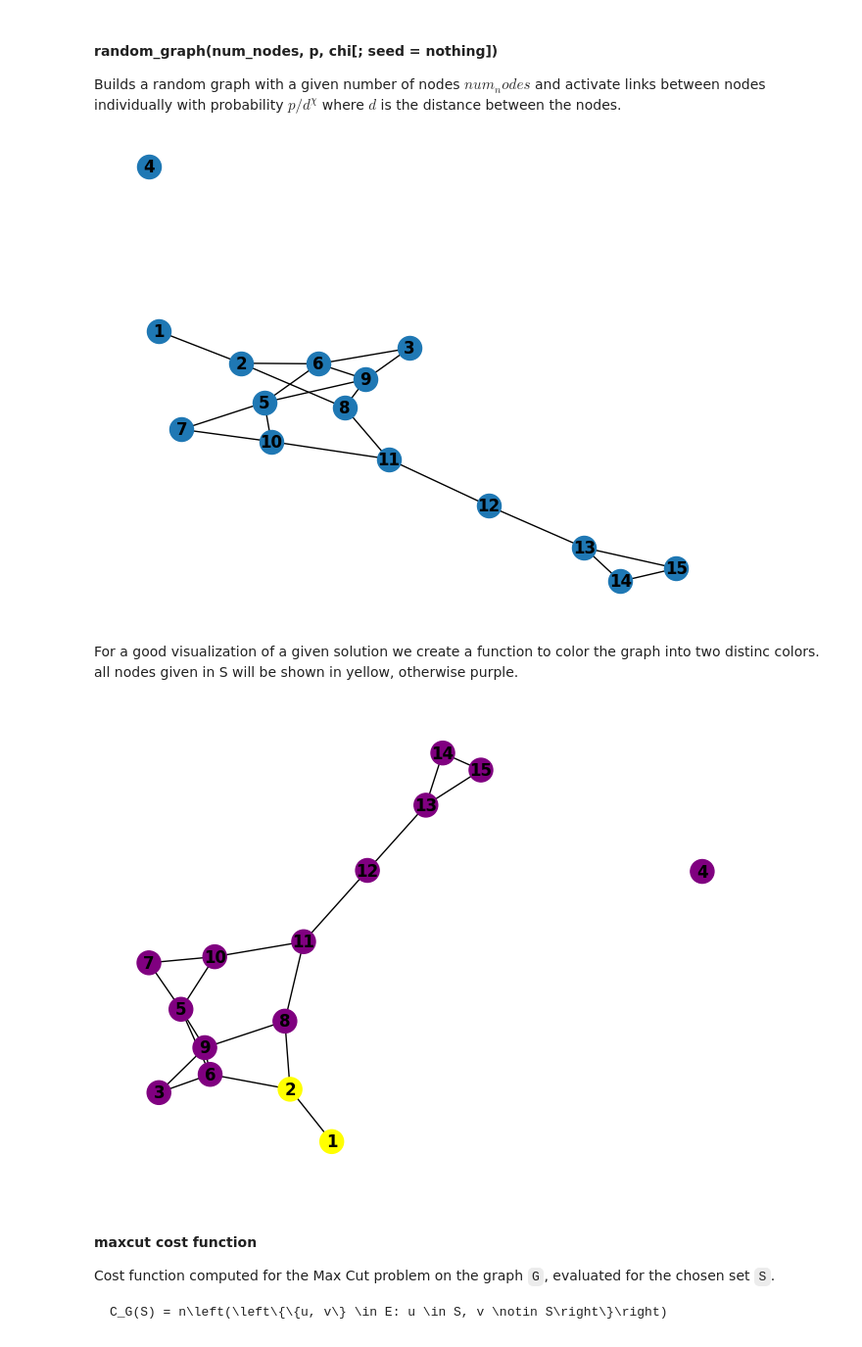
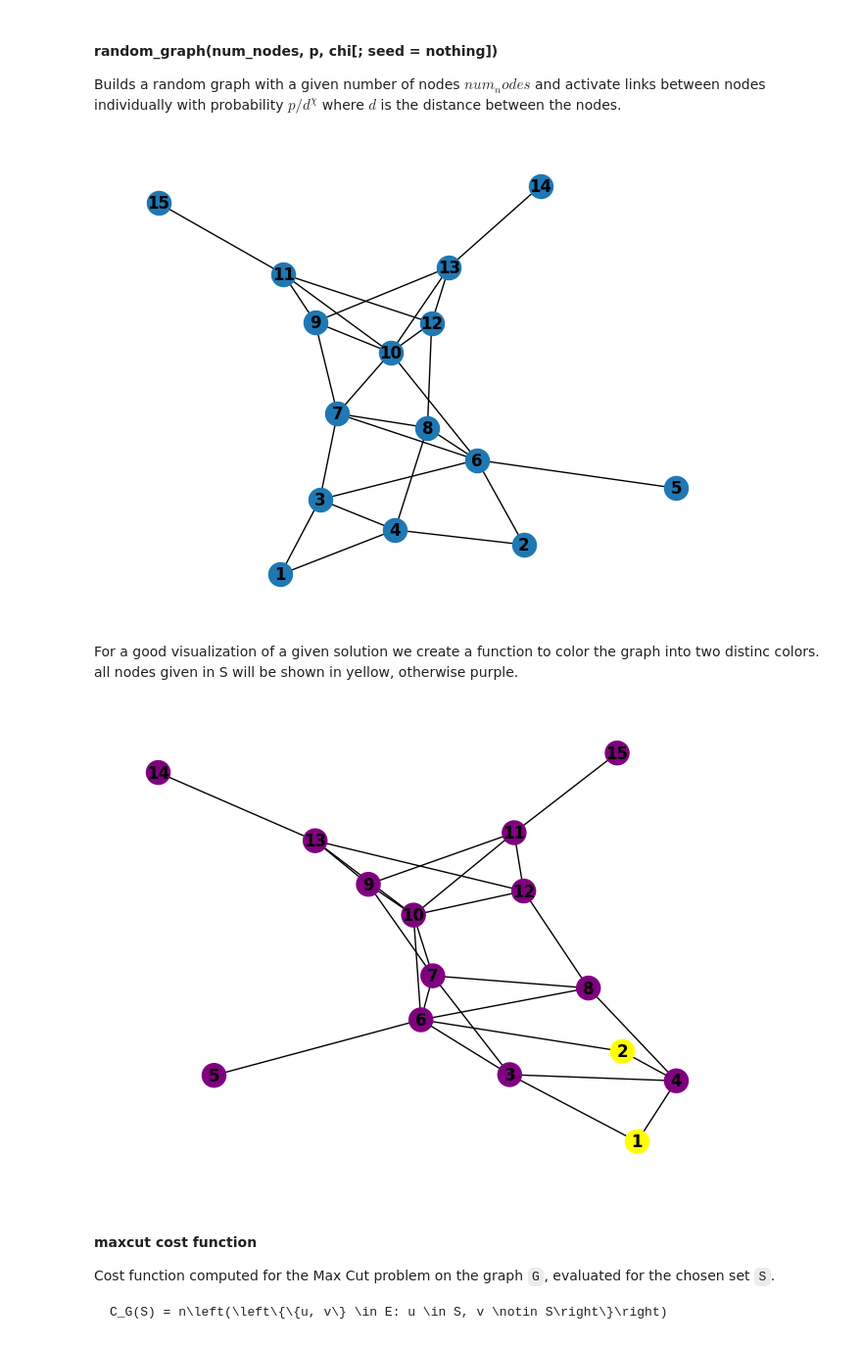
Before and after one commit to qperfect-io/QuantaniumNotebooks, a Jupyter notebook: easy/qaoa_maxcut.ipynb, the cells around one changed output. Shown: that part at 98% size. Cells and saved outputs as stored; diff of their text form; code cells hidden in the pictures.

```diff
--- a/easy/qaoa_maxcut.ipynb
+++ b/easy/qaoa_maxcut.ipynb
@@ -61,12 +61,12 @@ def random_graph(n, p, dmax, chi=0):
 
     return G
 # %%
-G = random_graph(15, 0.5, 80)
+G = random_graph(15, 0.5, 4)
 # draw a graph and show the plot
 nx.draw(G, with_labels=True, font_weight='bold')
 plt.show()
 # %% [output]
-[figure, old version]
+[figure, new version]
 # %% [markdown]
 For a good visualization of a given solution we create a function to color the graph into two distinc colors. all nodes given in S will be shown in yellow, otherwise purple.
 # %%
@@ -79,7 +79,7 @@ def show_colored_graph(G, S):
 group1 = [1, 2]
 show_colored_graph(G, group1)
 # %% [output]
-[figure, old version]
+[figure, new version]
 # %% [markdown]
 #### maxcut cost function
 
```
Also changed, not shown: parts of 3 cells of this notebook, 1 other file.
